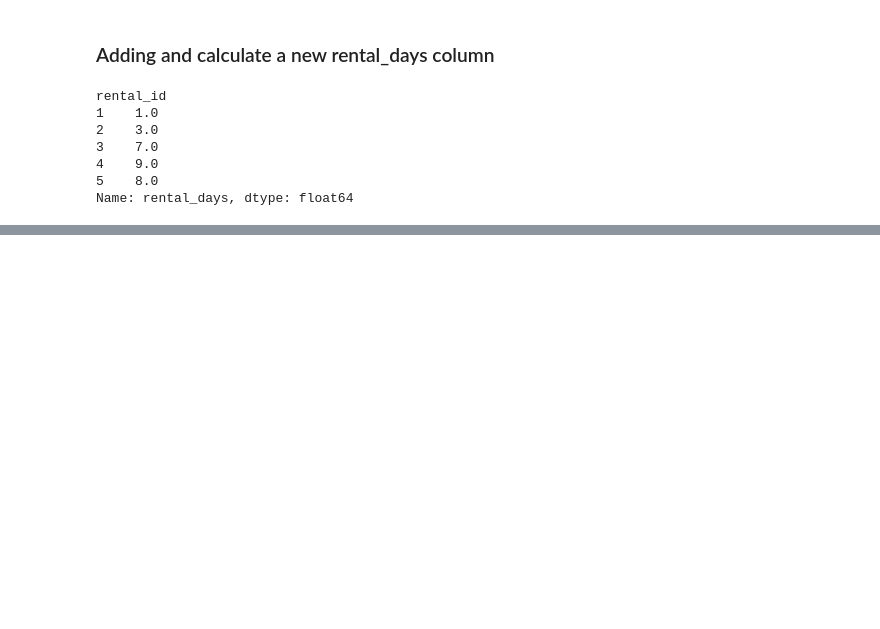
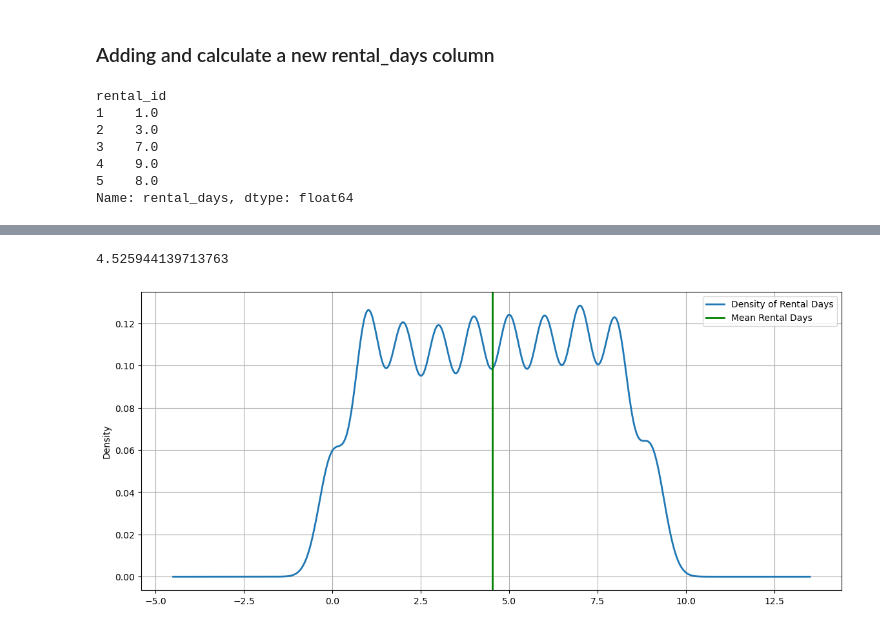
Before and after one commit to luroel/sakiladb, a Jupyter notebook: main_sakila_db.ipynb, the cells around one changed output, grey strips where cells are left out. Saved outputs shown, nothing was run; the diff lists cells and outputs as text; code cells hidden in the pictures; blank space fills up the shorter version.

Commit message:
Análisis de la distribución de la nueva columna rental_days

```diff
--- a/main_sakila_db.ipynb
+++ b/main_sakila_db.ipynb
@@ -172,0 +177,12 @@ Name: rental_days, dtype: float64
+# %%
+df['rental_days'].mean()
+# %% [output]
+4.525944139713763
+# %%
+axd = df['rental_days'].plot(kind='density', figsize=(14,6), linestyle='-', linewidth=2, label='Density of Rental Days')
+axd.axvline(df['rental_days'].mean(), color='green', linestyle='-', linewidth=2, label='Mean Rental Days')
+plt.legend(loc='upper right')
+plt.grid()
+plt.show()
+# %% [output]
+[figure, added]
```
Also changed, not shown: parts of 1 cell of this notebook.
